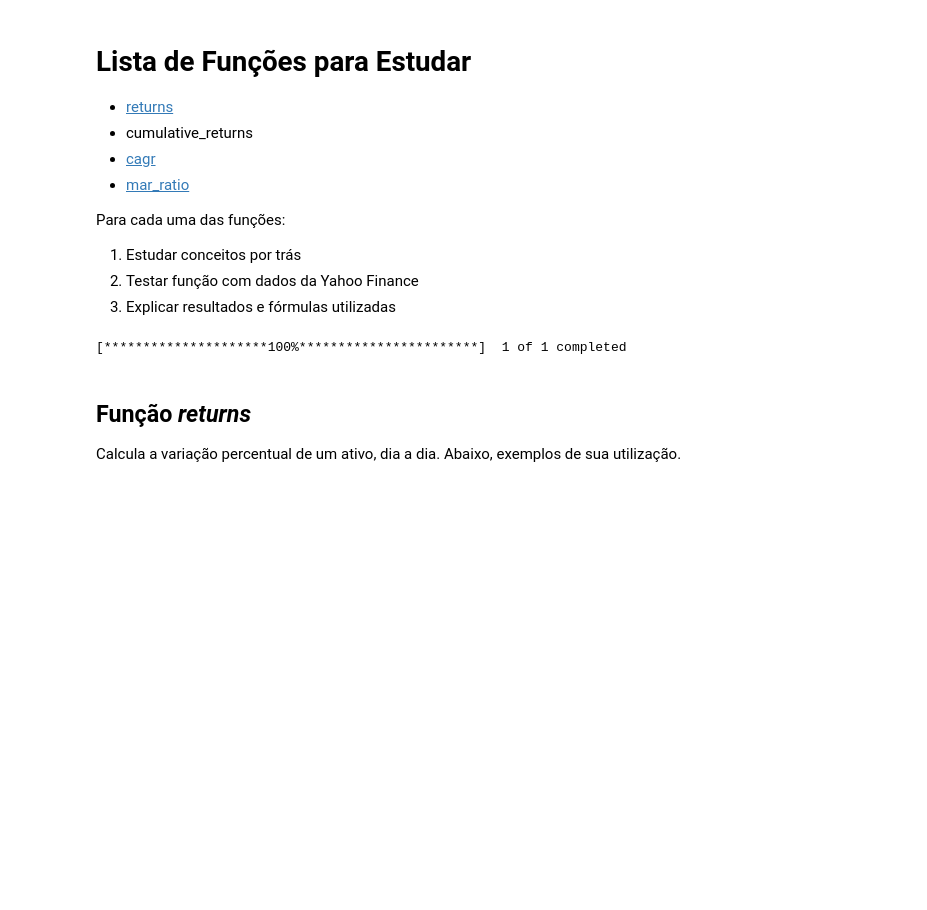
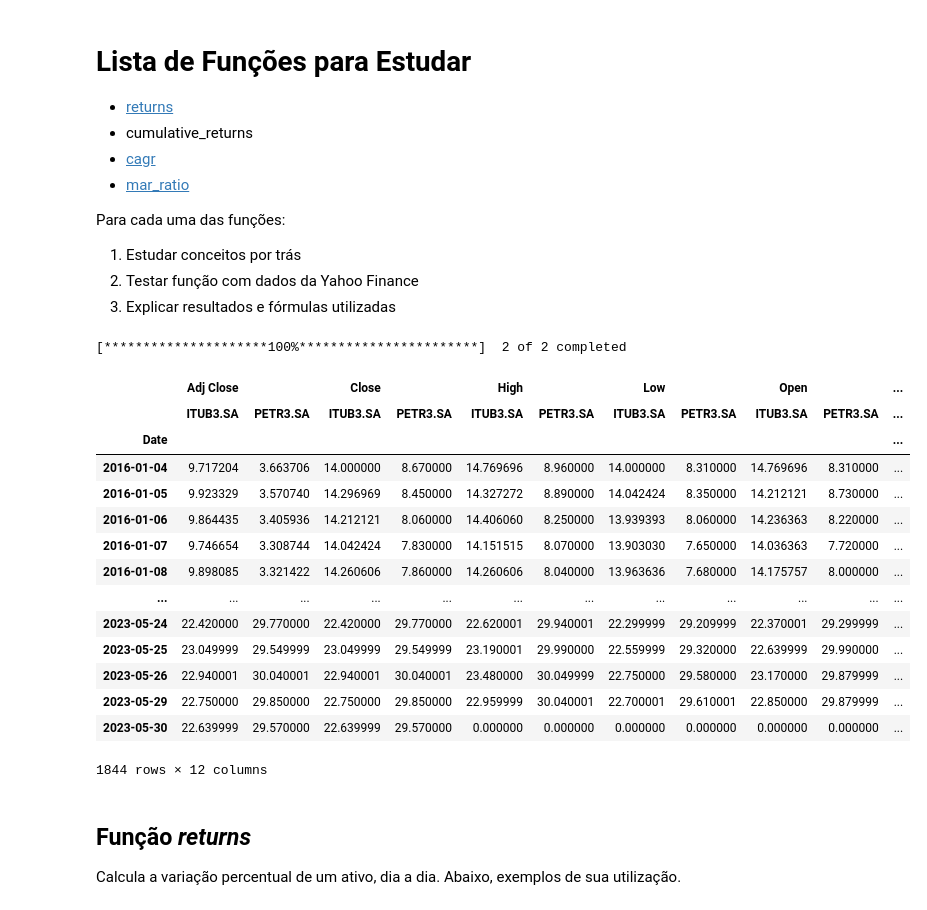
Before and after one commit to turing-usp/turingquant-exemplos, a Jupyter notebook: metrics_retorno.ipynb, the cells around one changed output. Saved outputs shown, nothing was run; the diff lists cells and outputs as text; code cells hidden in the pictures; blank space fills up the shorter version.

```diff
--- a/metrics_retorno.ipynb
+++ b/metrics_retorno.ipynb
@@ -22,9 +22,27 @@ Para cada uma das funções:
 2. Testar função com dados da Yahoo Finance
 3. Explicar resultados e fórmulas utilizadas
 # %%
-df = yf.download(["ITUB3.SA"], start='2015-01-01')
+df = yf.download(["ITUB3.SA","PETR3.SA"], start='2020-01-01')
 # %% [output]
-[*********************100%***********************]  1 of 1 completed
+[*********************100%***********************]  2 of 2 completed
+# %%
+df
+# %% [output]
+|  | Adj Close |  | Close |  | High |  | Low |  | Open |  | ... |
+|  | ITUB3.SA | PETR3.SA | ITUB3.SA | PETR3.SA | ITUB3.SA | PETR3.SA | ITUB3.SA | PETR3.SA | ITUB3.SA | PETR3.SA | ... |
+| Date |  |  |  |  |  |  |  |  |  |  | ... |
+| 2016-01-04 | 9.717204 | 3.663706 | 14.000000 | 8.670000 | 14.769696 | 8.960000 | 14.000000 | 8.310000 | 14.769696 | 8.310000 | ... |
+| 2016-01-05 | 9.923329 | 3.570740 | 14.296969 | 8.450000 | 14.327272 | 8.890000 | 14.042424 | 8.350000 | 14.212121 | 8.730000 | ... |
+| 2016-01-06 | 9.864435 | 3.405936 | 14.212121 | 8.060000 | 14.406060 | 8.250000 | 13.939393 | 8.060000 | 14.236363 | 8.220000 | ... |
+| 2016-01-07 | 9.746654 | 3.308744 | 14.042424 | 7.830000 | 14.151515 | 8.070000 | 13.903030 | 7.650000 | 14.036363 | 7.720000 | ... |
+| 2016-01-08 | 9.898085 | 3.321422 | 14.260606 | 7.860000 | 14.260606 | 8.040000 | 13.963636 | 7.680000 | 14.175757 | 8.000000 | ... |
+| ... | ... | ... | ... | ... | ... | ... | ... | ... | ... | ... | ... |
+| 2023-05-24 | 22.420000 | 29.770000 | 22.420000 | 29.770000 | 22.620001 | 29.940001 | 22.299999 | 29.209999 | 22.370001 | 29.299999 | ... |
+| 2023-05-25 | 23.049999 | 29.549999 | 23.049999 | 29.549999 | 23.190001 | 29.990000 | 22.559999 | 29.320000 | 22.639999 | 29.990000 | ... |
+| 2023-05-26 | 22.940001 | 30.040001 | 22.940001 | 30.040001 | 23.480000 | 30.049999 | 22.750000 | 29.580000 | 23.170000 | 29.879999 | ... |
+| 2023-05-29 | 22.750000 | 29.850000 | 22.750000 | 29.850000 | 22.959999 | 30.040001 | 22.700001 | 29.610001 | 22.850000 | 29.879999 | ... |
+| 2023-05-30 | 22.639999 | 29.570000 | 22.639999 | 29.570000 | 0.000000 | 0.000000 | 0.000000 | 0.000000 | 0.000000 | 0.000000 | ... |
+1844 rows × 12 columns
 # %% [markdown]
 ## Função _returns_
 
```
Also changed, not shown: parts of 9 cells of this notebook.
